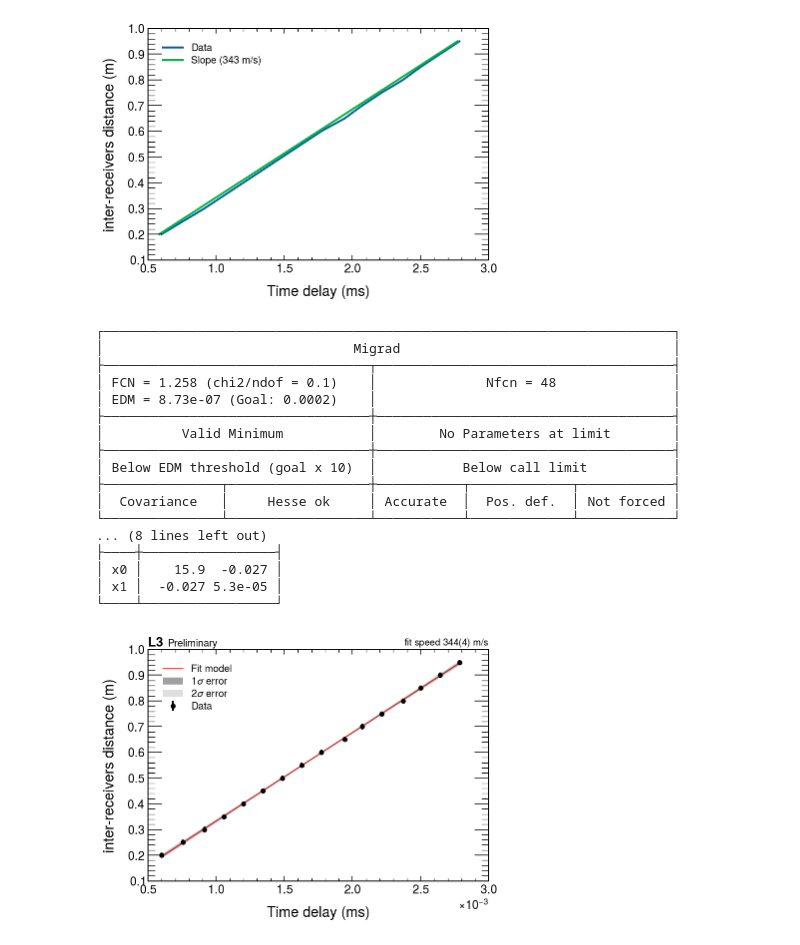
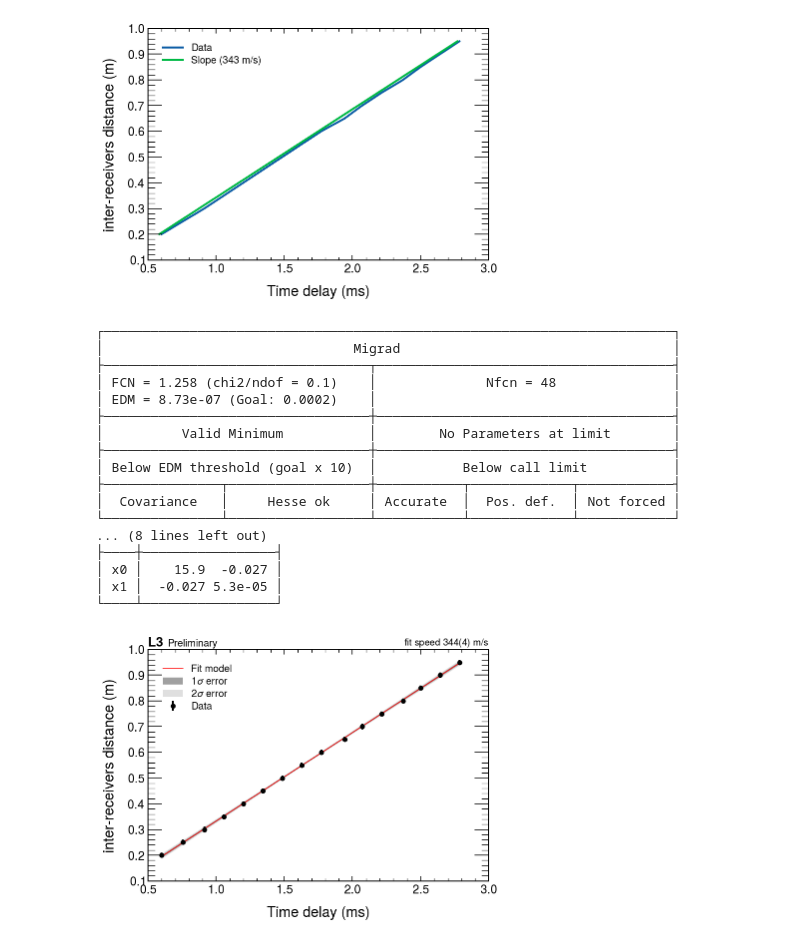
Before and after one commit to mattiasotgia/alphalab3, a Jupyter notebook: SoundSpeed/soundspeed_2023_04_04_notes.ipynb, the cells around one changed output. Saved outputs shown, nothing was run; the diff lists cells and outputs as text; code cells hidden in the pictures.

Commit message:
millis correction figure

```diff
--- a/SoundSpeed/soundspeed_2023_04_04_notes.ipynb
+++ b/SoundSpeed/soundspeed_2023_04_04_notes.ipynb
@@ -166,35 +166,35 @@ print(m)
 
 y, ycov = propagate(lambda p: model(delays, p), m.values, m.covariance)
 yerr_prop = np.diag(ycov) ** 0.5
 
-plt.errorbar(delays, distances, yerr=error_distance, fmt='k.', label='Data')
-plt.plot(delays, model(delays, m.values), 'r', label='Fit model', lw=0.75)
+plt.errorbar(delays * 1e3, distances, yerr=error_distance, fmt='k.', label='Data')
+plt.plot(delays * 1e3, model(delays, m.values), 'r', label='Fit model', lw=0.75)
 
 
-plt.fill_between(delays, y+yerr_prop, y-yerr_prop, facecolor='gray', alpha=0.75, label='1$\sigma$ error')
-plt.fill_between(delays, y+2*yerr_prop, y-2*yerr_prop, facecolor='gray', alpha=0.25, label='2$\sigma$ error')
+plt.fill_between(delays * 1e3, y+yerr_prop, y-yerr_prop, facecolor='gray', alpha=0.75, label='1$\sigma$ error')
+plt.fill_between(delays * 1e3, y+2*yerr_prop, y-2*yerr_prop, facecolor='gray', alpha=0.25, label='2$\sigma$ error')
 plt.xlabel('Time delay (ms)')
 plt.ylabel('inter-receivers distance (m)')
 hep.label.exp_text('L3 ', 'Preliminary')
 hep.label.lumitext(f'fit speed ${ufloat(m.values[0], m.errors[0]):.uSL}$ m/s')
 plt.legend()
 plt.savefig('plot.pdf', bbox_inches='tight')
 # %% [output]
 ┌─────────────────────────────────────────────────────────────────────────┐
 │                                Migrad                                   │
 ├──────────────────────────────────┬──────────────────────────────────────┤
 │ FCN = 1.258 (chi2/ndof = 0.1)    │              Nfcn = 48               │
 │ EDM = 8.73e-07 (Goal: 0.0002)    │                                      │
 ├──────────────────────────────────┼──────────────────────────────────────┤
 │          Valid Minimum           │        No Parameters at limit        │
 ├──────────────────────────────────┼──────────────────────────────────────┤
 │ Below EDM threshold (goal x 10)  │           Below call limit           │
 ├───────────────┬──────────────────┼───────────┬─────────────┬────────────┤
 │  Covariance   │     Hesse ok     │ Accurate  │  Pos. def.  │ Not forced │
 └───────────────┴──────────────────┴───────────┴─────────────┴────────────┘
 ... (8 lines left out)
 ├────┼─────────────────┤
 │ x0 │    15.9  -0.027 │
 │ x1 │  -0.027 5.3e-05 │
 └────┴─────────────────┘
-[figure, old version]
+[figure, new version]
```
Also changed, not shown: 1 other file.
